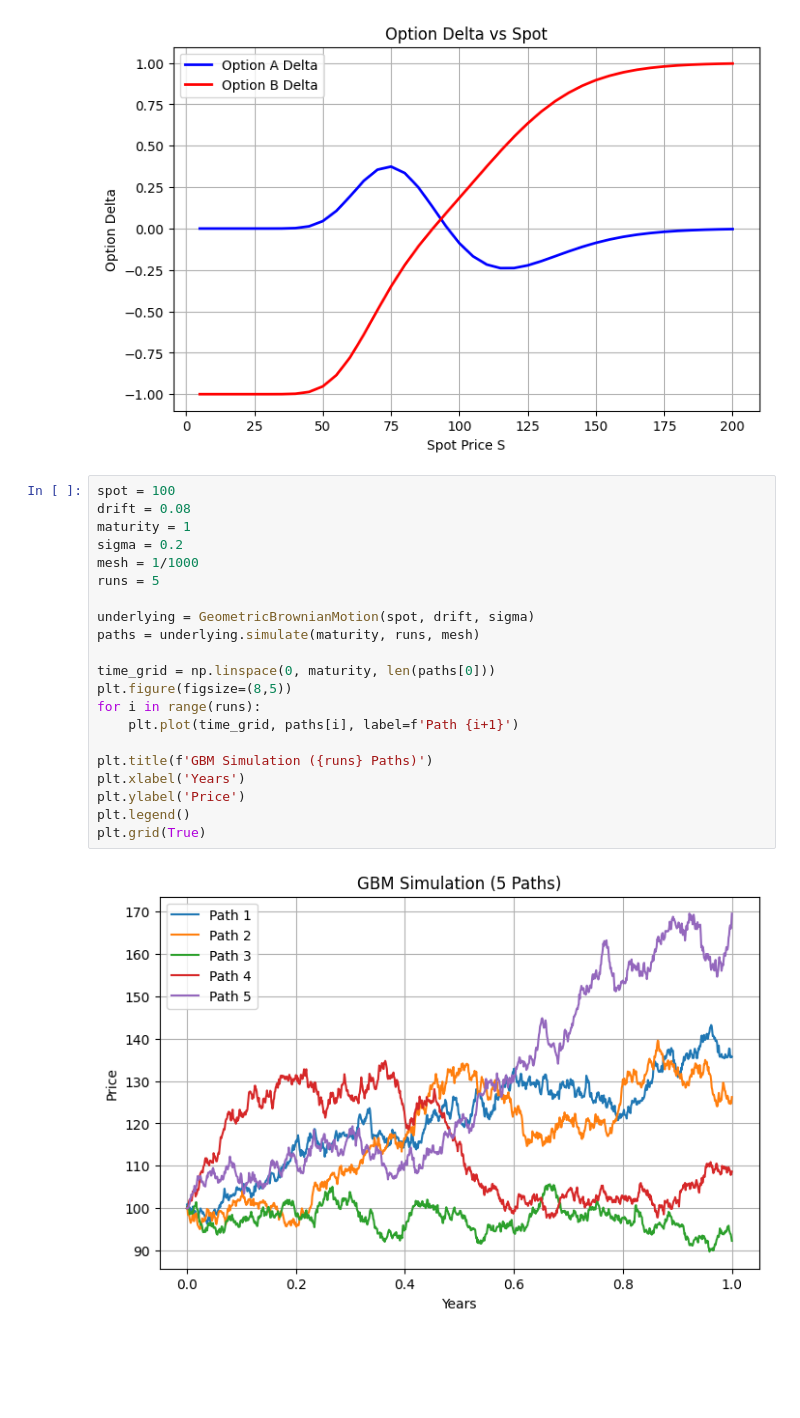
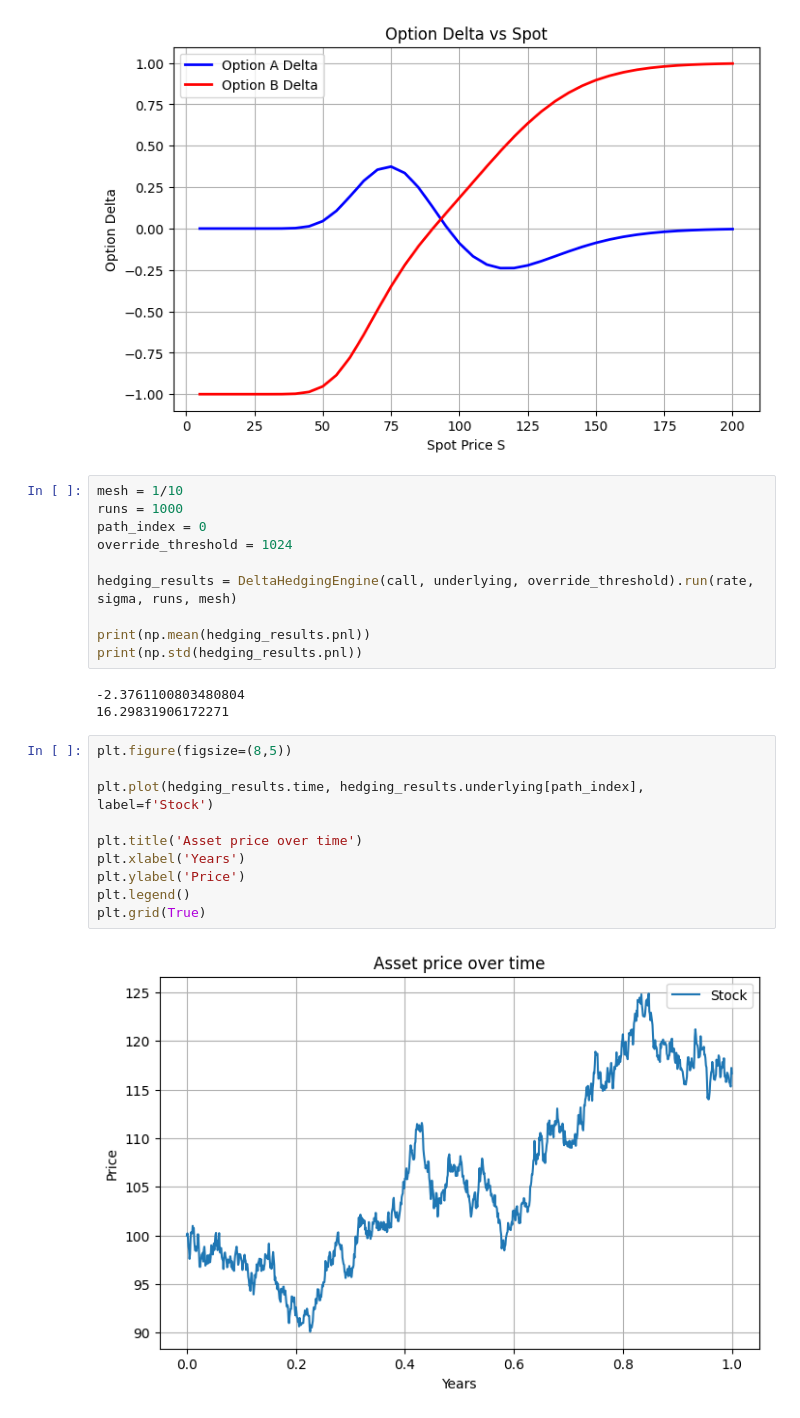
Before and after one commit to Richard1Dev/black-scholes-model-implementation, a Jupyter notebook: notebooks/results.ipynb, the cells around one changed output. Saved outputs shown, nothing was run; the diff lists cells and outputs as text; blank space fills up the shorter version.

```diff
--- a/notebooks/results.ipynb
+++ b/notebooks/results.ipynb
@@ -86,26 +107,28 @@ plt.legend()
 plt.grid(True)
 # %% [output]
 [figure]
-# %%
-spot = 100
-drift = 0.08
-maturity = 1
-sigma = 0.2
-mesh = 1/1000
-runs = 5
-
-underlying = GeometricBrownianMotion(spot, drift, sigma)
-paths = underlying.simulate(maturity, runs, mesh)
-
-time_grid = np.linspace(0, maturity, len(paths[0]))
-plt.figure(figsize=(8,5))
-for i in range(runs):
-    plt.plot(time_grid, paths[i], label=f'Path {i+1}')
-
-plt.title(f'GBM Simulation ({runs} Paths)')
-plt.xlabel('Years')
-plt.ylabel('Price')
-plt.legend()
-plt.grid(True)
-# %% [output]
-[figure, old version]
+# %%
+mesh = 1/10
+runs = 1000
+path_index = 0
+override_threshold = 1024
+
+hedging_results = DeltaHedgingEngine(call, underlying, override_threshold).run(rate, sigma, runs, mesh)
+
+print(np.mean(hedging_results.pnl))
+print(np.std(hedging_results.pnl))
+# %% [output]
+-2.3761100803480804
+16.29831906172271
+# %%
+plt.figure(figsize=(8,5))
+
+plt.plot(hedging_results.time, hedging_results.underlying[path_index], label=f'Stock')
+
+plt.title('Asset price over time')
+plt.xlabel('Years')
+plt.ylabel('Price')
+plt.legend()
+plt.grid(True)
+# %% [output]
+[figure, added]
```
Also changed, not shown: parts of 13 cells of this notebook.
